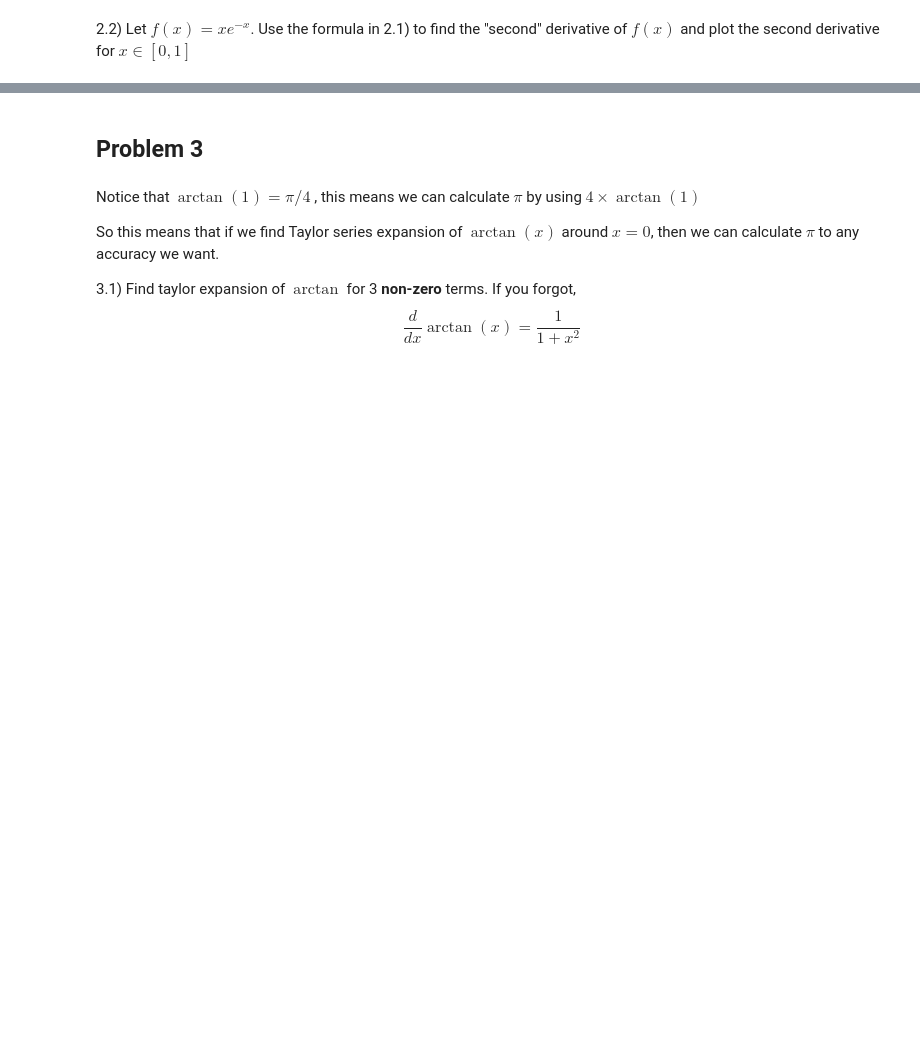
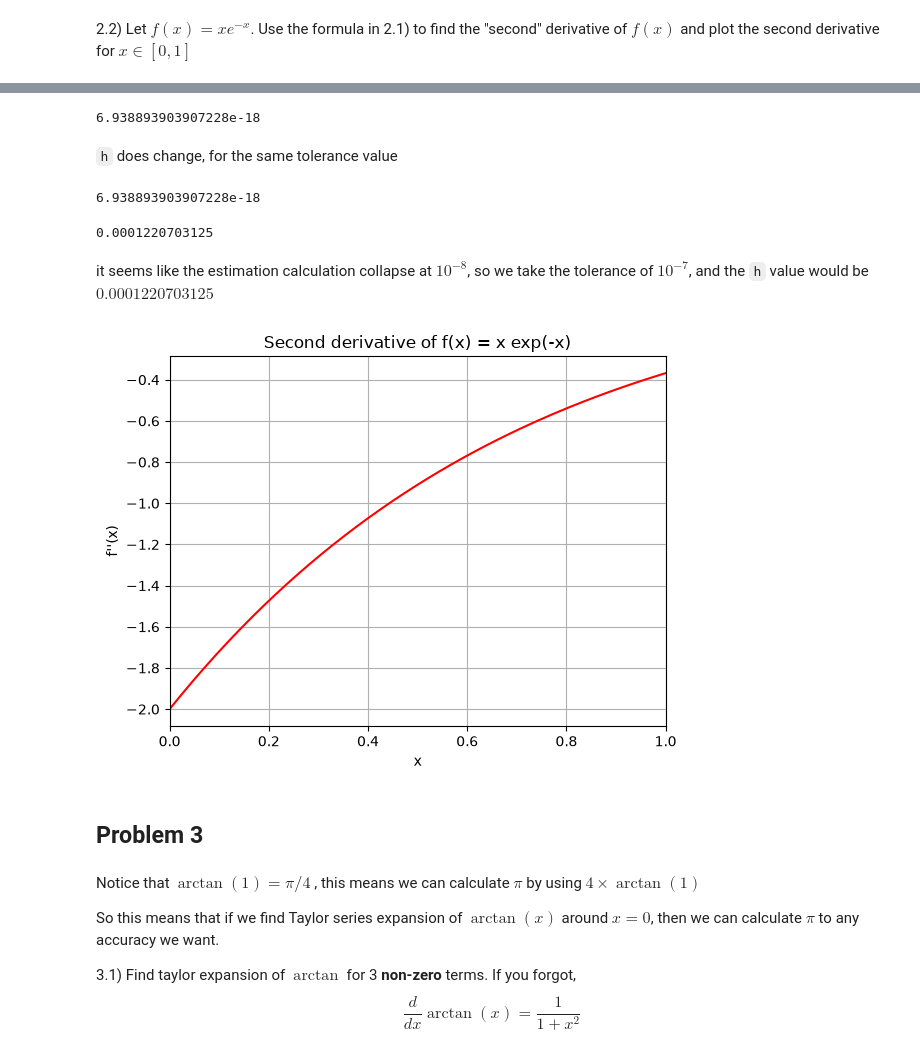
Before and after one commit to jiraroj-wir/iccs205-homework, a Jupyter notebook: hw2/Homework2.ipynb, the cells around one changed output, grey strips where cells are left out. Saved outputs shown, nothing was run; the diff lists cells and outputs as text; code cells hidden in the pictures; blank space fills up the shorter version.

```diff
--- a/hw2/Homework2.ipynb
+++ b/hw2/Homework2.ipynb
@@ -219,0 +289,6 @@ $
+# %%
+def ddf2(f, x, h):
+    def df(t):
+        return df2(f, t, h)
+
+    return df2(df, x, h)
@@ -220,3 +297,76 @@ $
+# %%
+tolerance = 1e-10
+
+h = 0.125
+x = np.linspace(0, 1, 1 << 3)
+
+while(True):
+    y1 = ddf2(f2, x, h)
+    y2 = ddf2(f2, x, h / 2)
+
+    if (np.max(np.abs(y1 - y2)) < tolerance):
+        break
+
+    h /= 2
+
+print(h)
+# %% [output]
+6.938893903907228e-18
+# %% [markdown]
+`h` does change, for the same tolerance value
+# %%
+tolerance = 1e-8
+
+h = 0.125
+x = np.linspace(0, 1, 1 << 3)
+
+while(True):
+    y1 = ddf2(f2, x, h)
+    y2 = ddf2(f2, x, h / 2)
+
+    if (np.max(np.abs(y1 - y2)) < tolerance):
+        break
+
+    h /= 2
+
+print(h)
+# %% [output]
+6.938893903907228e-18
+# %%
+tolerance = 1e-7
+
+h = 0.125
+x = np.linspace(0, 1, 1 << 3)
+
+while(True):
+    y1 = ddf2(f2, x, h)
+    y2 = ddf2(f2, x, h / 2)
+
+    if (np.max(np.abs(y1 - y2)) < tolerance):
+        break
+
+    h /= 2
+
+print(h)
+# %% [output]
+0.0001220703125
+# %% [markdown]
+it seems like the estimation calculation collapse at $10^{-8}$, so we take the tolerance of $10^{-7}$, and the `h` value would be $0.0001220703125$
+# %%
+h2 = 0.0001220703125
+# %%
+x = np.linspace(0, 1, 1 << 7)
+y = ddf2(f2, x, h2)
+
+plt.plot(x, y, color='red')
+plt.title("Second derivative of f(x) = x exp(-x)")
+plt.xlabel("x")
+plt.ylabel("f''(x)")
+plt.xlim(0, 1)
+plt.grid(True)
+plt.show()
+# %% [output]
+[figure, added]
 # %% [markdown]
 ## Problem 3
 # %% [markdown]
```
Also changed, not shown: parts of 10 cells of this notebook.
